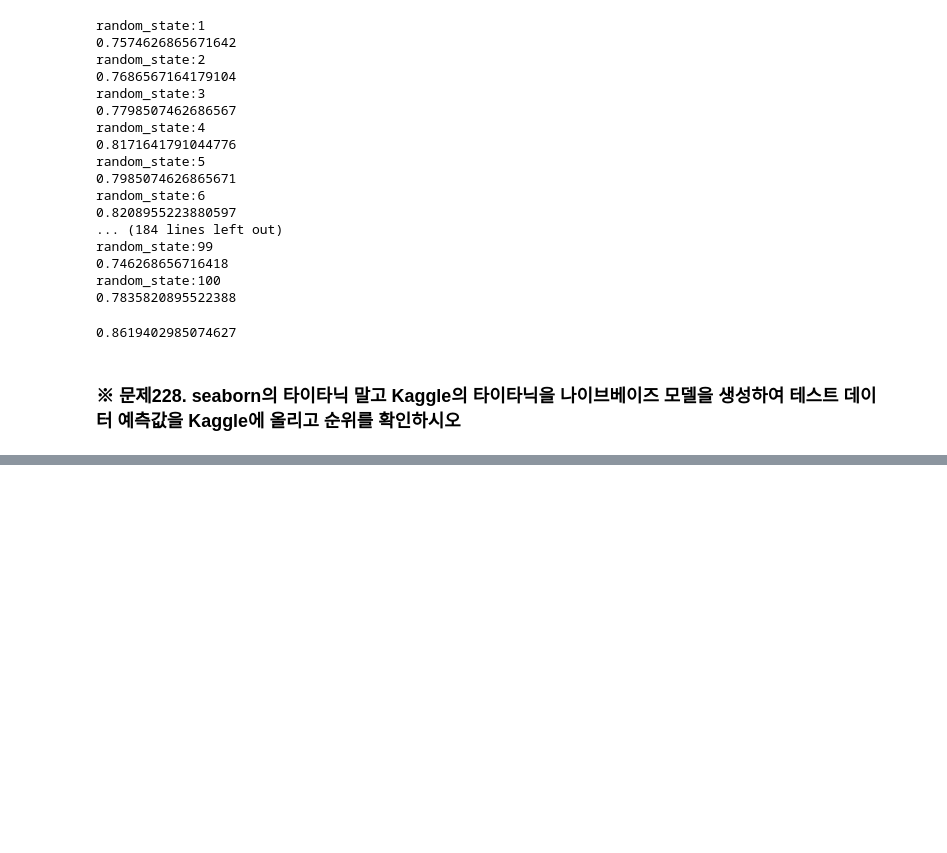
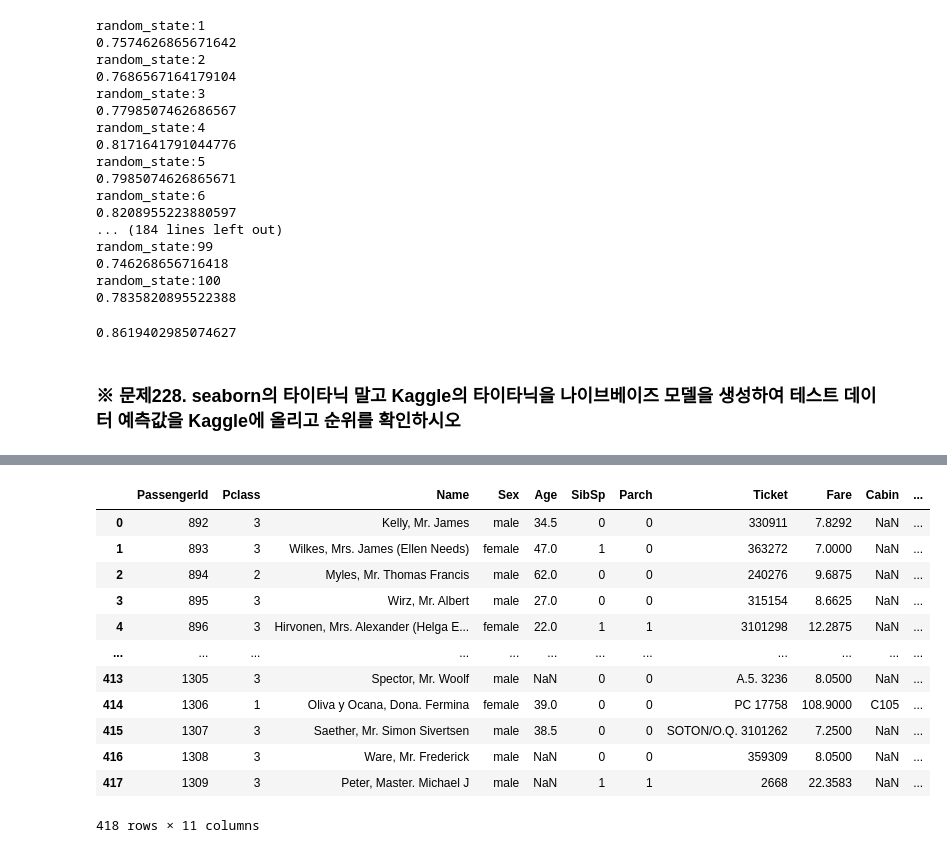
Before and after one commit to Adrian123K/pandas_ml, a Jupyter notebook: 10-2. Pandas DA (200724).ipynb, the cells around one changed output, grey strips where cells are left out. Drawn from its saved outputs; the diff is of its cells as text; code cells hidden in the pictures; blank space fills up the shorter version.

```diff
--- a/10-2. Pandas DA (200724).ipynb
+++ b/10-2. Pandas DA (200724).ipynb
@@ -359,0 +353,66 @@ KeyError: "['deck' 'embark_town'] not found in axis"
+# %%
+import pandas as pd
+import seaborn as sns
+
+df2 = pd.read_csv('test.csv')
+appel = df2['Name'].str.split(',').str[1].str.split('.')
+df2['title'] = appel.str.get(0)
+
+age_m = pd.DataFrame(round(df2.groupby('title')['Age'].mean(),1))
+df2 = pd.merge(df2, age_m, on='title',how='left')
+
+rdf2 = df2.drop(['Ticket','Cabin'],axis=1)
+
+rdf2['Age_x'].fillna(rdf2['Age_y'].value_counts(dropna=True).idxmax(), inplace=True)
+# rdf.Age_x.fillna(df.Age_y, inplace=True)# 최빈값으로 치환
+rdf2['Embarked'].fillna(rdf2['Embarked'].value_counts(dropna=True).idxmax() , inplace=True )
+
+mask = (rdf2.Age_x<10) | (rdf2.Sex == 'female')
+rdf2['women_child'] = mask.astype(int)
+
+ndf2 = rdf2[['Survived','Pclass','Sex','Age_x','SibSp','Parch','Embarked','women_child']]
+
+gender = pd.get_dummies(ndf2.Sex)
+ndf2 = pd.concat([ndf2, gender],axis=1)
+
+oh_embarked = pd.get_dummies(ndf2.Embarked, prefix='town')
+ndf = pd.concat([ndf, oh_embarked], axis=1)
+ndf = ndf.drop(['Embarked','Sex'],axis=1,)
+ndf.rename(columns={'Age_x':'Age'},inplace=True)
+
+X = ndf[['Pclass','female','male','town_C','town_Q','town_S','women_child','Age']]
+y = ndf.Survived
+
+from sklearn import preprocessing as ppc
+X = ppc.StandardScaler().fit(X).transform(X)
+
+from sklearn.model_selection import train_test_split as tts
+X_train, X_test, y_train, y_test = tts(X, y, test_size=0.3, random_state=56)
+
+# 모델 훈련
+from sklearn.naive_bayes import BernoulliNB
+from sklearn import metrics
+from sklearn.metrics import accuracy_score
+
+naive_m = BernoulliNB().fit(X_train, y_train)
+
+y_hat = naive_m.predict(X_test)
+naive_matrix = metrics.confusion_matrix(y_test, y_hat)
+accuracy = accuracy_score( y_test, y_hat)
+
+f1_report = metrics.classification_report(y_test, y_hat)
+print(accuracy)
+# %% [output]
+|  | PassengerId | Pclass | Name | Sex | Age | SibSp | Parch | Ticket | Fare | Cabin | ... |
+| 0 | 892 | 3 | Kelly, Mr. James | male | 34.5 | 0 | 0 | 330911 | 7.8292 | NaN | ... |
+| 1 | 893 | 3 | Wilkes, Mrs. James (Ellen Needs) | female | 47.0 | 1 | 0 | 363272 | 7.0000 | NaN | ... |
+| 2 | 894 | 2 | Myles, Mr. Thomas Francis | male | 62.0 | 0 | 0 | 240276 | 9.6875 | NaN | ... |
+| 3 | 895 | 3 | Wirz, Mr. Albert | male | 27.0 | 0 | 0 | 315154 | 8.6625 | NaN | ... |
+| 4 | 896 | 3 | Hirvonen, Mrs. Alexander (Helga E... | female | 22.0 | 1 | 1 | 3101298 | 12.2875 | NaN | ... |
+| ... | ... | ... | ... | ... | ... | ... | ... | ... | ... | ... | ... |
+| 413 | 1305 | 3 | Spector, Mr. Woolf | male | NaN | 0 | 0 | A.5. 3236 | 8.0500 | NaN | ... |
+| 414 | 1306 | 1 | Oliva y Ocana, Dona. Fermina | female | 39.0 | 0 | 0 | PC 17758 | 108.9000 | C105 | ... |
+| 415 | 1307 | 3 | Saether, Mr. Simon Sivertsen | male | 38.5 | 0 | 0 | SOTON/O.Q. 3101262 | 7.2500 | NaN | ... |
+| 416 | 1308 | 3 | Ware, Mr. Frederick | male | NaN | 0 | 0 | 359309 | 8.0500 | NaN | ... |
+| 417 | 1309 | 3 | Peter, Master. Michael J | male | NaN | 1 | 1 | 2668 | 22.3583 | NaN | ... |
+418 rows × 11 columns
```
Also changed, not shown: parts of 3 cells of this notebook, 1 other file.
